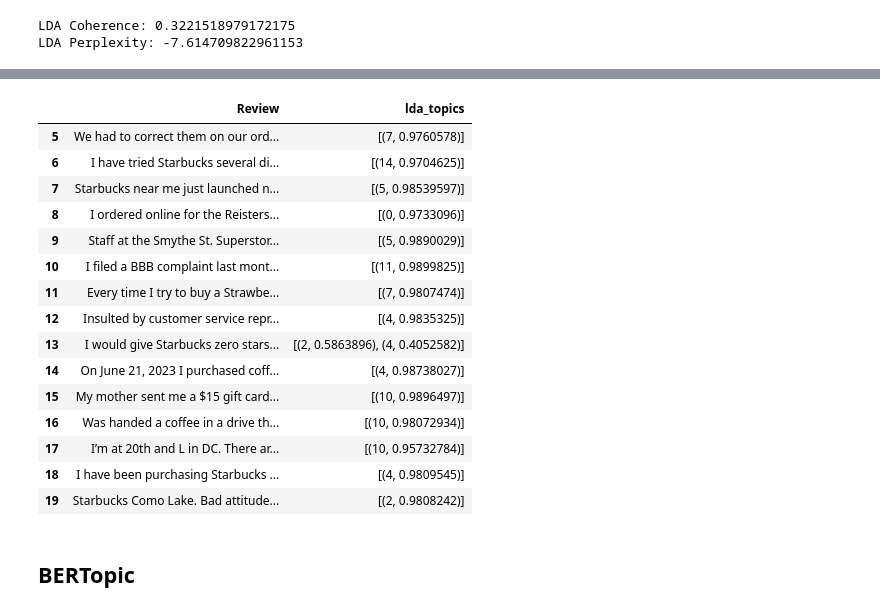
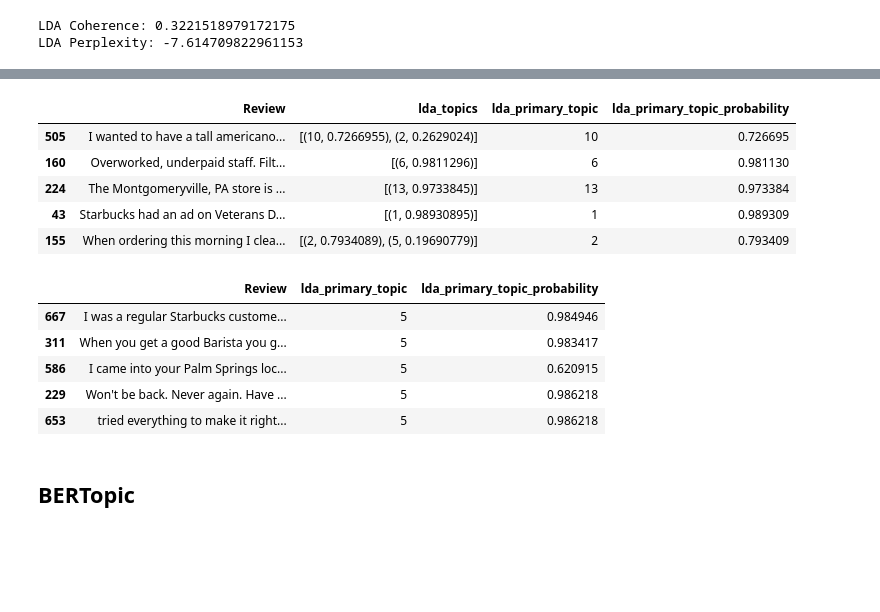
Before and after one commit to kaspii314/topic_modeling, a Jupyter notebook: stabucks_topic_modeling.ipynb, the cells around one changed output, grey strips where cells are left out. Drawn from its saved outputs; the diff is of its cells as text; code cells hidden in the pictures; blank space fills up the shorter version.

```diff
--- a/stabucks_topic_modeling.ipynb
+++ b/stabucks_topic_modeling.ipynb
@@ -308,22 +312,23 @@ df['lda_topics'] = df.tokens.apply(lambda x: get_lda_topics(x))
-# %%
-df[['Review','lda_topics']].head(15)
-# %% [output]
-|  | Review | lda_topics |
-| 5 | We had to correct them on our ord... | [(7, 0.9760578)] |
-| 6 | I have tried Starbucks several di... | [(14, 0.9704625)] |
-| 7 | Starbucks near me just launched n... | [(5, 0.98539597)] |
-| 8 | I ordered online for the Reisters... | [(0, 0.9733096)] |
-| 9 | Staff at the Smythe St. Superstor... | [(5, 0.9890029)] |
-| 10 | I filed a BBB complaint last mont... | [(11, 0.9899825)] |
-| 11 | Every time I try to buy a Strawbe... | [(7, 0.9807474)] |
-| 12 | Insulted by customer service repr... | [(4, 0.9835325)] |
-| 13 | I would give Starbucks zero stars... | [(2, 0.5863896), (4, 0.4052582)] |
-| 14 | On June 21, 2023 I purchased coff... | [(4, 0.98738027)] |
-| 15 | My mother sent me a $15 gift card... | [(10, 0.9896497)] |
-| 16 | Was handed a coffee in a drive th... | [(10, 0.98072934)] |
-| 17 | I’m at 20th and L in DC. There ar... | [(10, 0.95732784)] |
-| 18 | I have been purchasing Starbucks ... | [(4, 0.9809545)] |
-| 19 | Starbucks Como Lake. Bad attitude... | [(2, 0.9808242)] |
+# %%
+# Print sample of LDA topics.
+df[['Review','lda_topics','lda_primary_topic','lda_primary_topic_probability']].sample(5)
+# %% [output]
+|  | Review | lda_topics | lda_primary_topic | lda_primary_topic_probability |
+| 505 | I wanted to have a tall americano... | [(10, 0.7266955), (2, 0.2629024)] | 10 | 0.726695 |
+| 160 | Overworked, underpaid staff. Filt... | [(6, 0.9811296)] | 6 | 0.981130 |
+| 224 | The Montgomeryville, PA store is ... | [(13, 0.9733845)] | 13 | 0.973384 |
+| 43 | Starbucks had an ad on Veterans D... | [(1, 0.98930895)] | 1 | 0.989309 |
+| 155 | When ordering this morning I clea... | [(2, 0.7934089), (5, 0.19690779)] | 2 | 0.793409 |
+# %%
+# Print sample of specific topics.
+df[['Review','lda_primary_topic','lda_primary_topic_probability']].loc[df['lda_primary_topic'] == 5].sample(5)
+# %% [output]
+|  | Review | lda_primary_topic | lda_primary_topic_probability |
+| 667 | I was a regular Starbucks custome... | 5 | 0.984946 |
+| 311 | When you get a good Barista you g... | 5 | 0.983417 |
+| 586 | I came into your Palm Springs loc... | 5 | 0.620915 |
+| 229 | Won't be back. Never again. Have ... | 5 | 0.986218 |
+| 653 | tried everything to make it right... | 5 | 0.986218 |
 # %% [markdown]
 ## BERTopic
 # %% [markdown]
```
Also changed, not shown: parts of 17 cells of this notebook, 15 other files.
